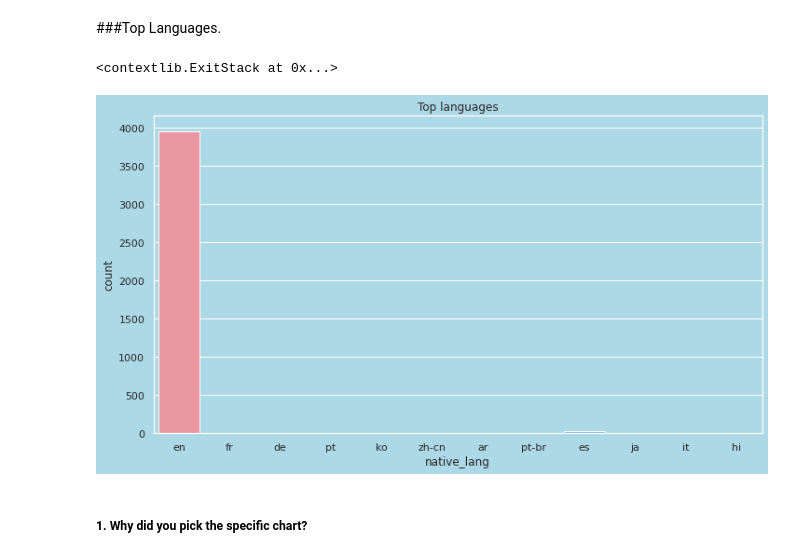
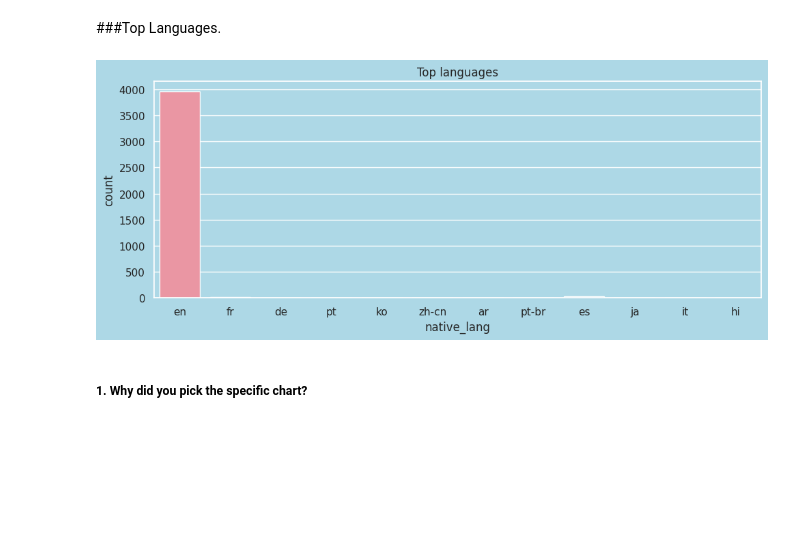
Before and after one commit to ZakiUllahUsmani/TED-Talk-Views-Prediction, a Jupyter notebook: TED_Talks_Views_predictions.ipynb, the cells around one changed output. Saved outputs shown, nothing was run; the diff lists cells and outputs as text; code cells hidden in the pictures; blank space fills up the shorter version.

```diff
--- a/TED_Talks_Views_predictions.ipynb
+++ b/TED_Talks_Views_predictions.ipynb
@@ -189,8 +190,3 @@ views               0
 speaker_1           0
 transcript          0
 dtype: int64
-# %%
-# Visualizing the missing values.
-plt.rcParams['figure.figsize'] = (15, 6)
-sns.set(rc={'axes.facecolor':'lightblue', 'figure.facecolor':'lightblue'})
-sns.heatmap(dataset.isnull(), cbar=False)
@@ -482,16 +462,15 @@ First i made a copy of the original dataset, then i checked for null values and
 # %% [markdown]
 ###Top Languages.
 # %%
-# Top languages.
-sns.set(rc={'figure.figsize':(11.7,6.27)})
+# Top Languages.
+sns.set(rc={'figure.figsize':(10.0,4.27)})
 title = 'Top languages'
 sns.set(rc={'axes.facecolor':'lightblue', 'figure.facecolor':'lightblue'})
-sns.countplot(x='native_lang', data = data)
+sns.countplot(x = 'native_lang', data = data)
 plt.title(title)
-plt.ioff()
+plt.show()
 # %% [output]
-<contextlib.ExitStack at 0x...>
-[figure, old version]
+[figure, new version]
 # %% [markdown]
 ##### 1. Why did you pick the specific chart?
 # %% [markdown]
```
Also changed, not shown: parts of 68 cells of this notebook.
